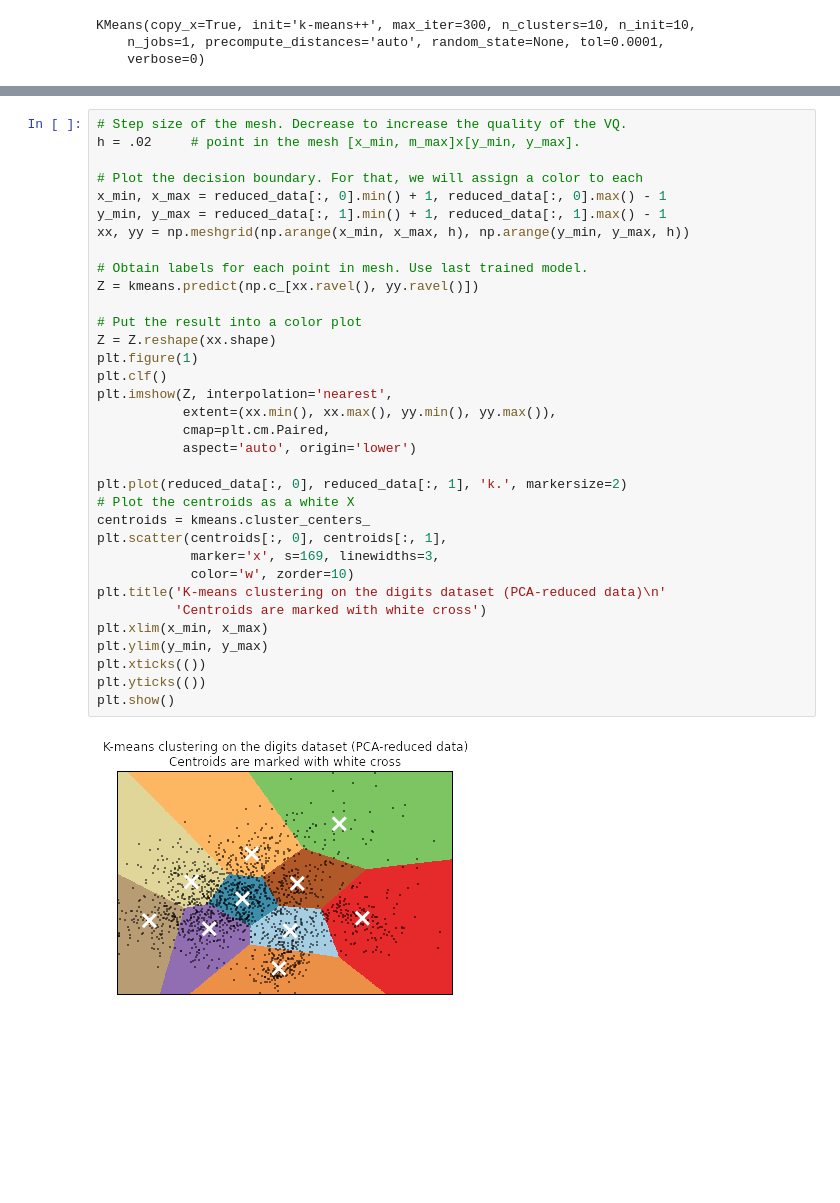
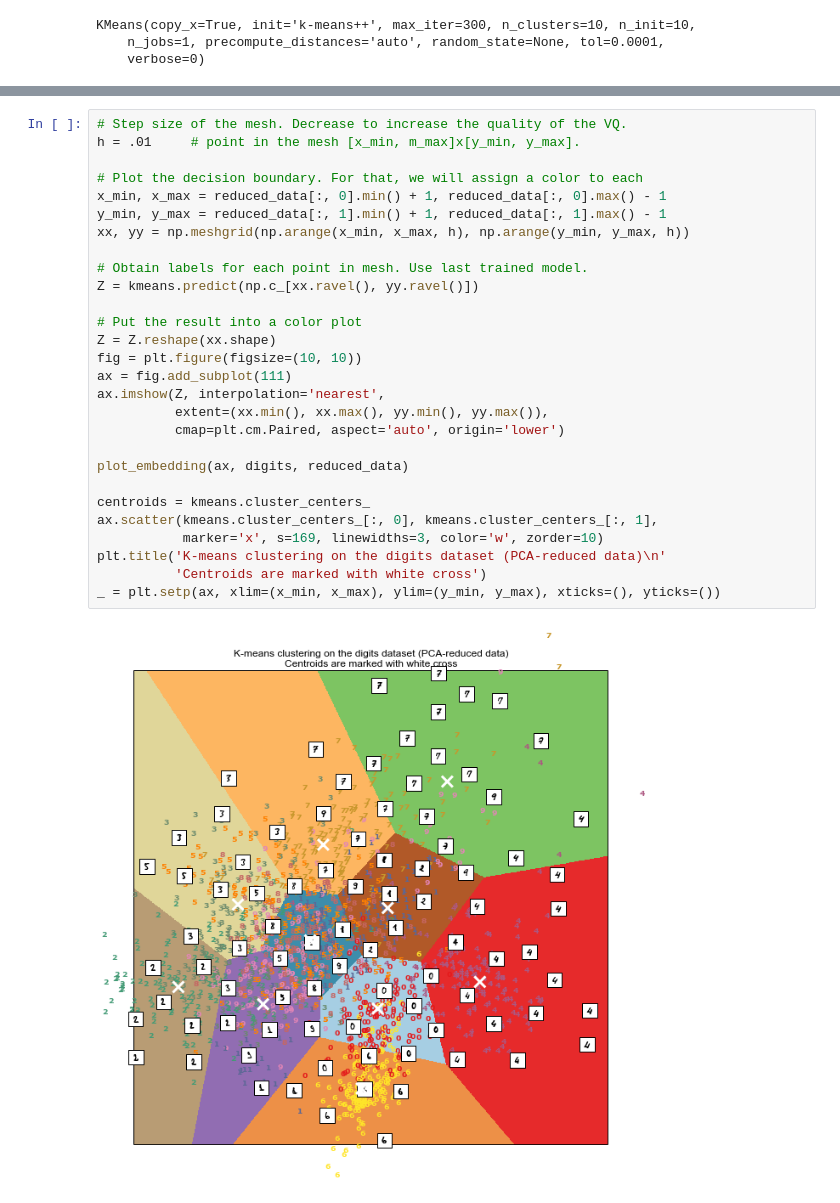
Before and after one commit to AlexanderFabisch/ml_tutorials, a Jupyter notebook: 00_environment.ipynb, the cells around one changed output, grey strips where cells are left out. Saved outputs shown, nothing was run; the diff lists cells and outputs as text; blank space fills up the shorter version.

Commit message:
Show digits in plot

```diff
--- a/00_environment.ipynb
+++ b/00_environment.ipynb
@@ -316,36 +338,30 @@ KMeans(copy_x=True, init='k-means++', max_iter=300, n_clusters=10, n_init=10,
 # %%
 # Step size of the mesh. Decrease to increase the quality of the VQ.
-h = .02     # point in the mesh [x_min, m_max]x[y_min, y_max].
+h = .01     # point in the mesh [x_min, m_max]x[y_min, y_max].
 
 # Plot the decision boundary. For that, we will assign a color to each
 x_min, x_max = reduced_data[:, 0].min() + 1, reduced_data[:, 0].max() - 1
 y_min, y_max = reduced_data[:, 1].min() + 1, reduced_data[:, 1].max() - 1
 xx, yy = np.meshgrid(np.arange(x_min, x_max, h), np.arange(y_min, y_max, h))
 
 # Obtain labels for each point in mesh. Use last trained model.
 Z = kmeans.predict(np.c_[xx.ravel(), yy.ravel()])
 
 # Put the result into a color plot
 Z = Z.reshape(xx.shape)
-plt.figure(1)
-plt.clf()
-plt.imshow(Z, interpolation='nearest',
-           extent=(xx.min(), xx.max(), yy.min(), yy.max()),
-           cmap=plt.cm.Paired,
-           aspect='auto', origin='lower')
+fig = plt.figure(figsize=(10, 10))
+ax = fig.add_subplot(111)
+ax.imshow(Z, interpolation='nearest',
+          extent=(xx.min(), xx.max(), yy.min(), yy.max()),
+          cmap=plt.cm.Paired, aspect='auto', origin='lower')
 
-plt.plot(reduced_data[:, 0], reduced_data[:, 1], 'k.', markersize=2)
-# Plot the centroids as a white X
+plot_embedding(ax, digits, reduced_data)
+
 centroids = kmeans.cluster_centers_
-plt.scatter(centroids[:, 0], centroids[:, 1],
-            marker='x', s=169, linewidths=3,
-            color='w', zorder=10)
+ax.scatter(kmeans.cluster_centers_[:, 0], kmeans.cluster_centers_[:, 1],
+           marker='x', s=169, linewidths=3, color='w', zorder=10)
 plt.title('K-means clustering on the digits dataset (PCA-reduced data)\n'
           'Centroids are marked with white cross')
-plt.xlim(x_min, x_max)
-plt.ylim(y_min, y_max)
-plt.xticks(())
-plt.yticks(())
-plt.show()
+_ = plt.setp(ax, xlim=(x_min, x_max), ylim=(y_min, y_max), xticks=(), yticks=())
 # %% [output]
-[figure, old version]
+[figure, new version]
```
Also changed, not shown: parts of 14 cells of this notebook.
